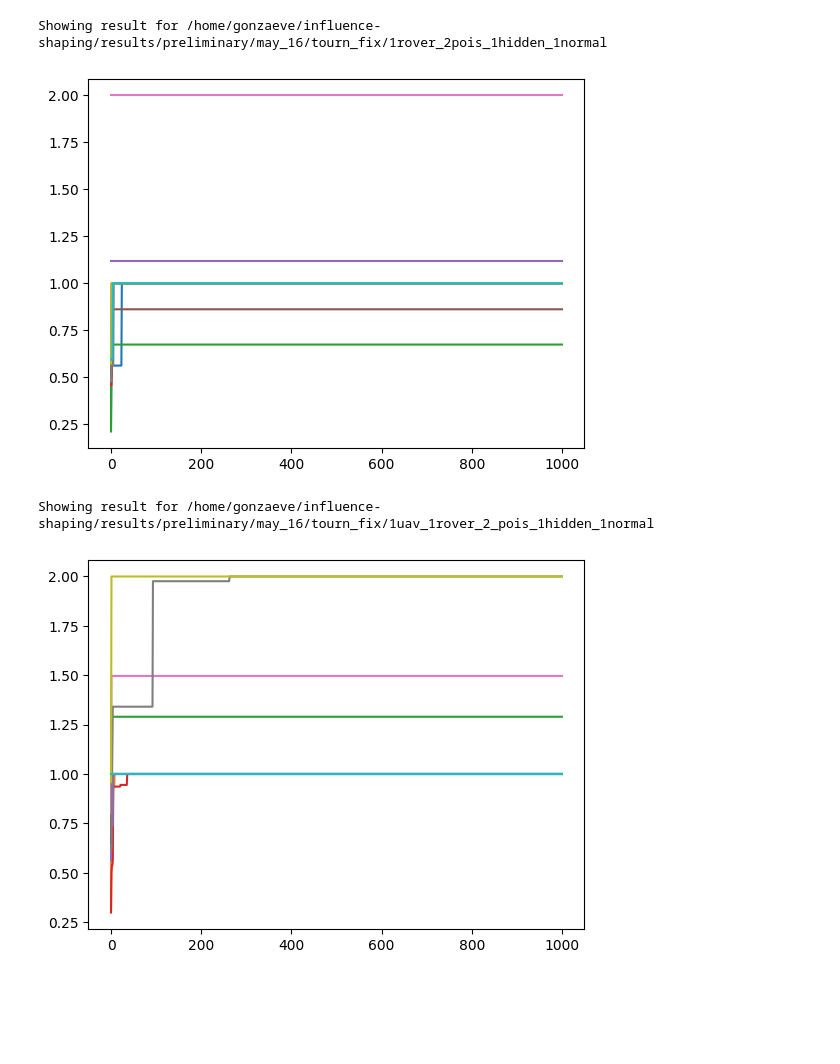
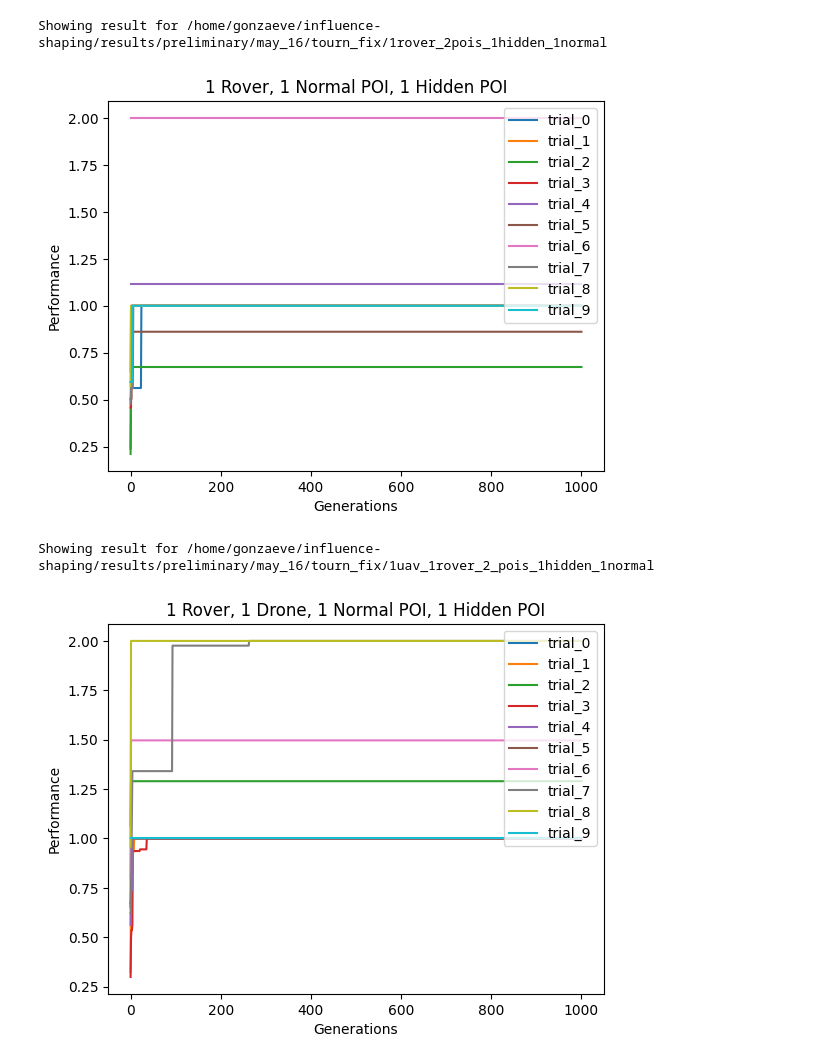
Before and after one commit to AADILab/influence-shaping, a Jupyter notebook: data_processing/process_data.ipynb, the cells around one changed output. Cells and saved outputs as stored; diff of their text form; code cells hidden in the pictures; blank space fills up the shorter version.

```diff
--- a/data_processing/process_data.ipynb
+++ b/data_processing/process_data.ipynb
@@ -23,34 +23,38 @@ import yaml
 from pprint import pprint
 import matplotlib.pyplot as plt
 
 experiment_ind = 2
 experiment_dir = experiment_dirs[experiment_ind]
 print("Showing result for "+experiment_dir)
 config_dir = experiment_dir + "/config.yaml"
 with open(config_dir, 'r') as file:
     config = yaml.safe_load(file)
 
 # Now load in each trial's result
 trial_dirs = []
 num_trials = config["experiment"]["num_trials"]
 for t in range(num_trials):
     trial_dir = experiment_dir + "/trial_"+str(t)+"/fitness.csv"
     trial_dirs.append(trial_dir)
 
 trial_df_list = []
 for trial_dir in trial_dirs:
     trial_df_list.append(load_trial(trial_dir))
 
 fig, ax = plt.subplots()
 
 for trial_df in trial_df_list:
     hof_team_fitnesses = trial_df[" team_fitness"].to_numpy(dtype=float)
     ax.plot(hof_team_fitnesses)
 
+plt.title("1 Rover, 1 Normal POI, 1 Hidden POI")
+plt.ylabel("Performance")
+plt.xlabel("Generations")
+plt.legend(["trial_"+str(i) for i in range(10)], loc="upper right")
 plt.show()
 # %% [output]
 Showing result for /home/gonzaeve/influence-shaping/results/preliminary/may_16/tourn_fix/1rover_2pois_1hidden_1normal
-[figure, old version]
+[figure, new version]
 # %%
 import yaml
 from pprint import pprint
@@ -80,7 +84,11 @@ for trial_df in trial_df_list:
     hof_team_fitnesses = trial_df[" team_fitness"].to_numpy(dtype=float)
     ax.plot(hof_team_fitnesses)
 
+plt.title("1 Rover, 1 Drone, 1 Normal POI, 1 Hidden POI")
+plt.ylabel("Performance")
+plt.xlabel("Generations")
+plt.legend(["trial_"+str(i) for i in range(10)], loc="upper right")
 plt.show()
 # %% [output]
 Showing result for /home/gonzaeve/influence-shaping/results/preliminary/may_16/tourn_fix/1uav_1rover_2_pois_1hidden_1normal
-[figure, old version]
+[figure, new version]
```
Also changed, not shown: 2 other files.
